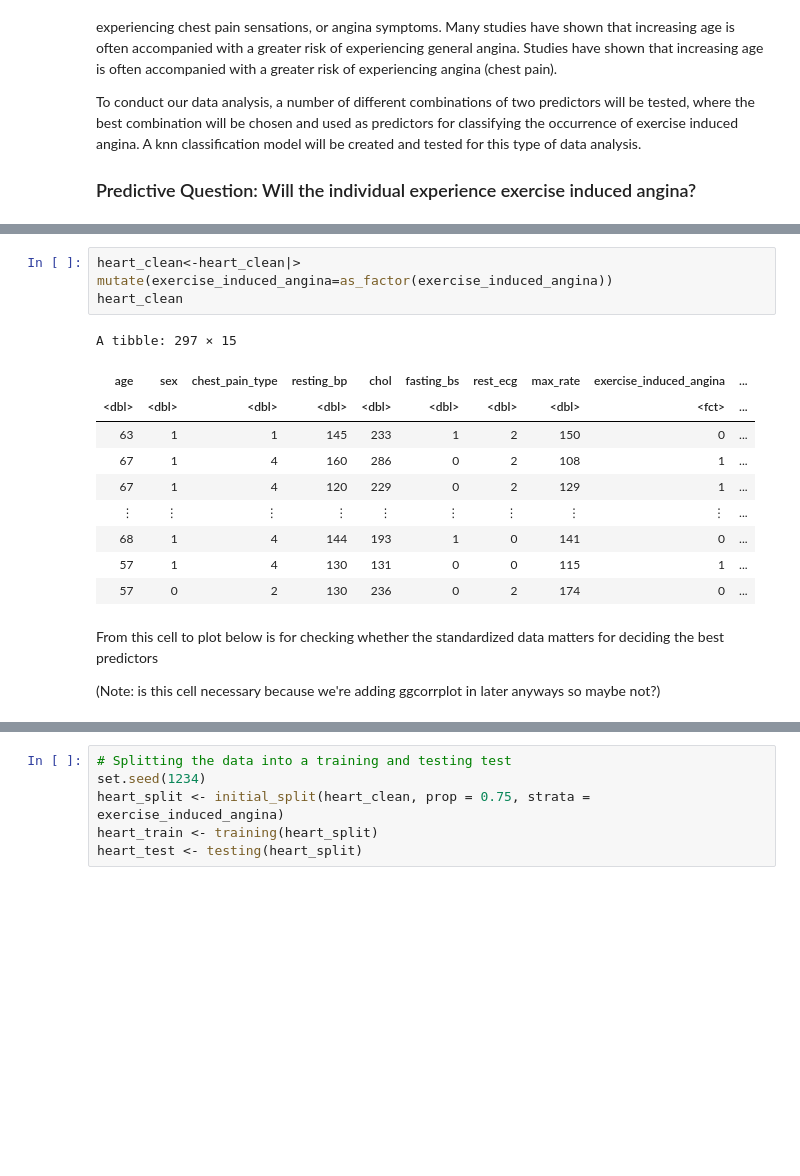
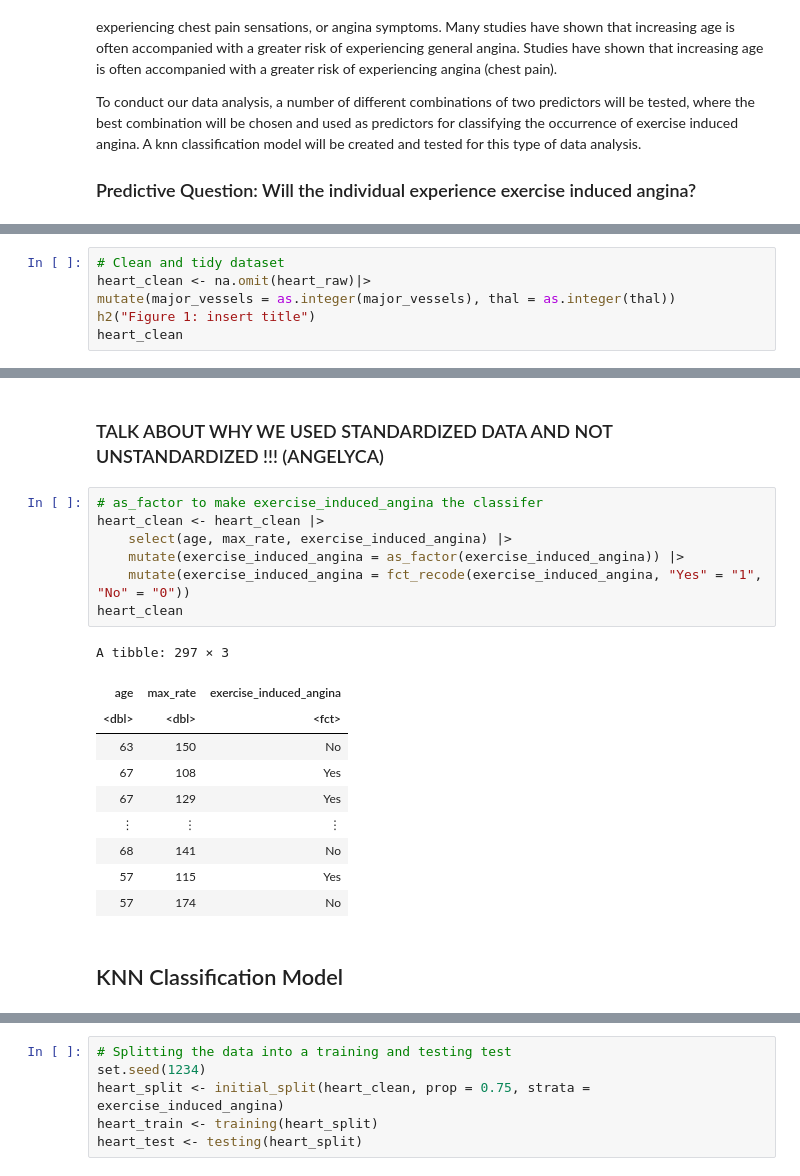
Before and after one commit to elaines6/dsci-100-group-project, a Jupyter notebook: heart_disease_group_report.ipynb, the cells around one changed output, grey strips where cells are left out. Drawn from its saved outputs; the diff is of its cells as text; blank space fills up the shorter version.

```diff
--- a/heart_disease_group_report.ipynb
+++ b/heart_disease_group_report.ipynb
@@ -138,0 +95,6 @@ A tibble: 297 × 14
+# %%
+# Clean and tidy dataset
+heart_clean <- na.omit(heart_raw)|>
+mutate(major_vessels = as.integer(major_vessels), thal = as.integer(thal))
+h2("Figure 1: insert title")
+heart_clean
@@ -148,24 +152,27 @@ A tibble: 1 × 14
 | age | sex | chest_pain_type | resting_bp | chol | fasting_bs | rest_ecg | max_rate | exercise_induced_angina | ... |
 | <dbl> | <dbl> | <dbl> | <dbl> | <dbl> | <dbl> | <dbl> | <dbl> | <dbl> | ... |
 | 54.54209 | 0.6767677 | 3.158249 | 131.6936 | 247.3502 | 0.1447811 | 0.996633 | 149.5993 | 0.3265993 | ... |
+# %% [markdown]
+### TALK ABOUT WHY WE USED STANDARDIZED DATA AND NOT UNSTANDARDIZED !!! (ANGELYCA)
 # %%
-heart_clean<-heart_clean|>
-mutate(exercise_induced_angina=as_factor(exercise_induced_angina))
+# as_factor to make exercise_induced_angina the classifer
+heart_clean <- heart_clean |>
+    select(age, max_rate, exercise_induced_angina) |>
+    mutate(exercise_induced_angina = as_factor(exercise_induced_angina)) |>
+    mutate(exercise_induced_angina = fct_recode(exercise_induced_angina, "Yes" = "1", "No" = "0"))
 heart_clean
 # %% [output]
-A tibble: 297 × 15
+A tibble: 297 × 3
-| age | sex | chest_pain_type | resting_bp | chol | fasting_bs | rest_ecg | max_rate | exercise_induced_angina | ... |
-| <dbl> | <dbl> | <dbl> | <dbl> | <dbl> | <dbl> | <dbl> | <dbl> | <fct> | ... |
-| 63 | 1 | 1 | 145 | 233 | 1 | 2 | 150 | 0 | ... |
-| 67 | 1 | 4 | 160 | 286 | 0 | 2 | 108 | 1 | ... |
-| 67 | 1 | 4 | 120 | 229 | 0 | 2 | 129 | 1 | ... |
-| ⋮ | ⋮ | ⋮ | ⋮ | ⋮ | ⋮ | ⋮ | ⋮ | ⋮ | ... |
-| 68 | 1 | 4 | 144 | 193 | 1 | 0 | 141 | 0 | ... |
-| 57 | 1 | 4 | 130 | 131 | 0 | 0 | 115 | 1 | ... |
-| 57 | 0 | 2 | 130 | 236 | 0 | 2 | 174 | 0 | ... |
+| age | max_rate | exercise_induced_angina |
+| <dbl> | <dbl> | <fct> |
+| 63 | 150 | No |
+| 67 | 108 | Yes |
+| 67 | 129 | Yes |
+| ⋮ | ⋮ | ⋮ |
+| 68 | 141 | No |
+| 57 | 115 | Yes |
+| 57 | 174 | No |
-# %% [markdown]
-From this cell to plot below is for checking whether the standardized data matters for deciding the best predictors
-
-(Note: is this cell necessary because we're adding ggcorrplot in later anyways so maybe not?)
+# %% [markdown]
+## KNN Classification Model
 # %%
 # Scaling and centering all predictors/values of the dataset
```
Also changed, not shown: parts of 24 cells of this notebook.
